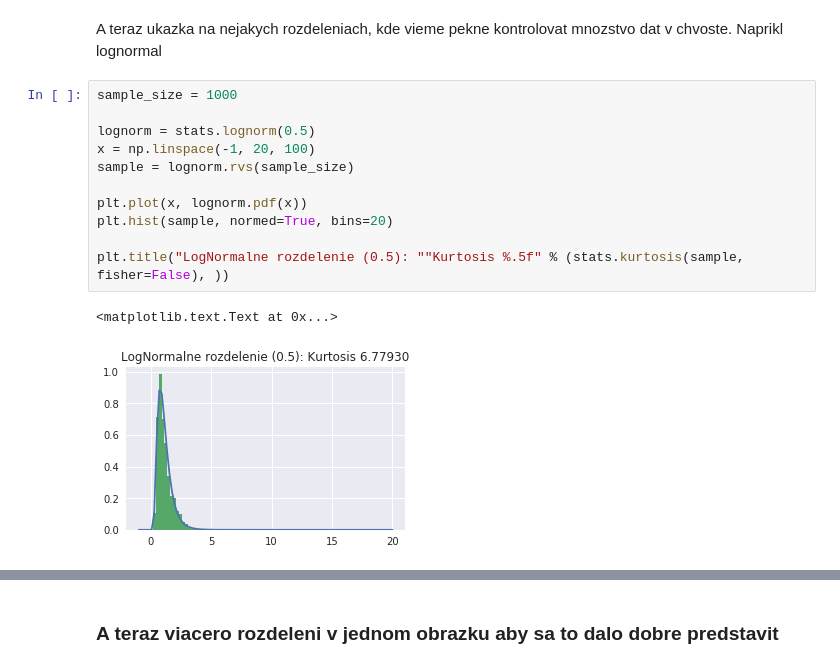
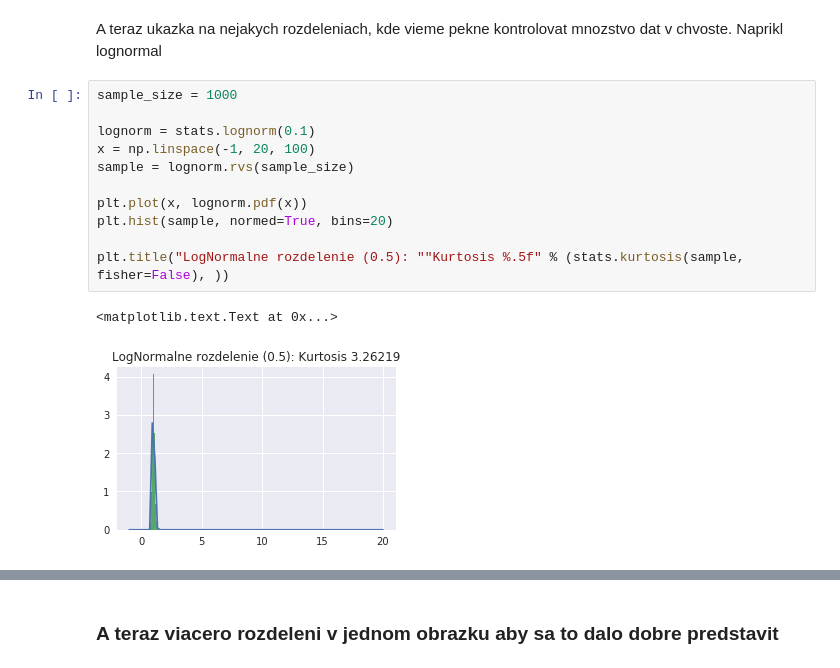
Before and after one commit to sevo/pewe-presentations, a Jupyter notebook: Explorativna_analyza.ipynb, the cells around one changed output, grey strips where cells are left out. Cells and saved outputs as stored; diff of their text form.

```diff
--- a/Explorativna_analyza.ipynb
+++ b/Explorativna_analyza.ipynb
@@ -157,17 +159,17 @@ A teraz ukazka na nejakych rozdeleniach, kde vieme pekne kontrolovat mnozstvo da
 # %%
 sample_size = 1000
 
-lognorm = stats.lognorm(0.5)
+lognorm = stats.lognorm(0.1)
 x = np.linspace(-1, 20, 100)
 sample = lognorm.rvs(sample_size)
 
 plt.plot(x, lognorm.pdf(x))
 plt.hist(sample, normed=True, bins=20)
 
 plt.title("LogNormalne rozdelenie (0.5): ""Kurtosis %.5f" % (stats.kurtosis(sample, fisher=False), ))
 # %% [output]
 <matplotlib.text.Text at 0x...>
-[figure, old version]
+[figure, new version]
 # %%
 sample_size = 1000
 
```
Also changed, not shown: parts of 19 cells of this notebook, 2 other files.
